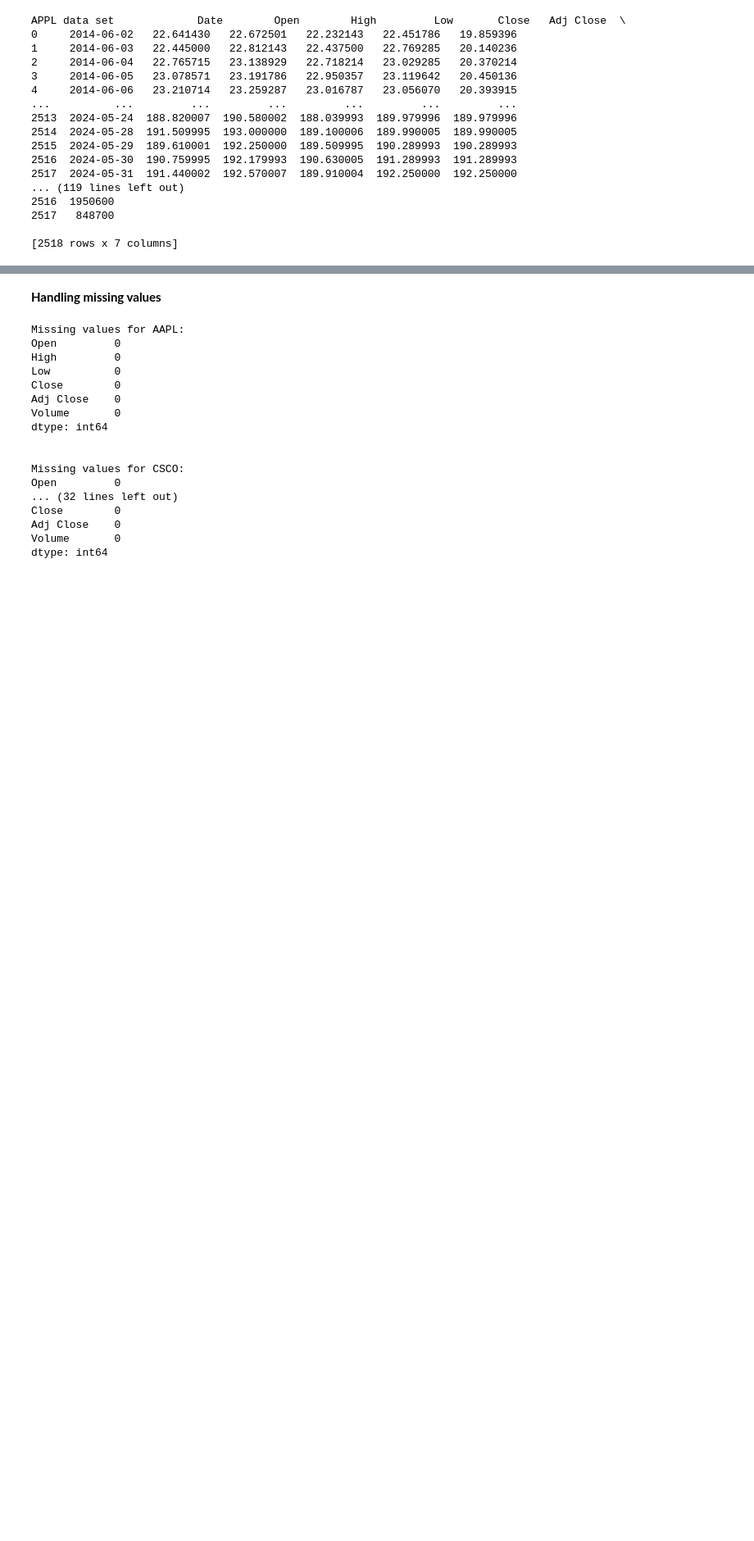
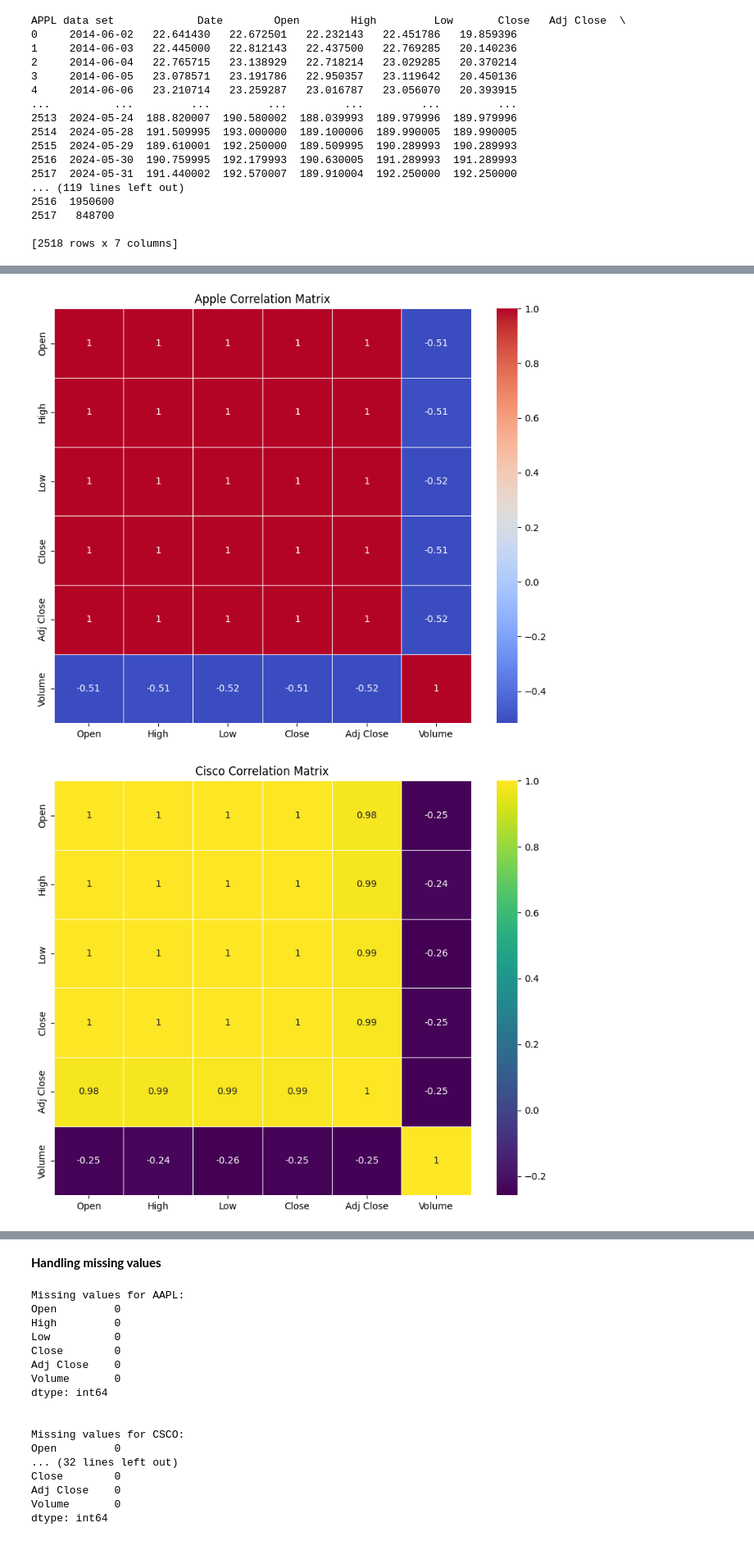
Before and after one commit to RajaOsama08/Stock-Market-Prediction, a Jupyter notebook: Stock_market_Prediction.ipynb, the cells around one changed output, grey strips where cells are left out. Shown: that part at 82% size. Cells and saved outputs as stored; diff of their text form; code cells hidden in the pictures; blank space fills up the shorter version.

```diff
--- a/Stock_market_Prediction.ipynb
+++ b/Stock_market_Prediction.ipynb
@@ -155,0 +172,24 @@ Date
+# %%
+def corr_matrix_plot(df_corr, cmap, figsize=(10, 8), title=''):
+
+    # Plot the heatmap
+    plt.figure(figsize=figsize)
+    sns.heatmap(df_corr, annot=True, cmap=cmap, linewidths=0.5)
+    plt.title(title)
+    plt.show()
+# %%
+
+df1_corr = df1[['Open', 'High', 'Low', 'Close', 'Adj Close', 'Volume']].corr()
+df2_corr = df2[['Open', 'High', 'Low', 'Close', 'Adj Close', 'Volume']].corr()
+df3_corr = df3[['Open', 'High', 'Low', 'Close', 'Adj Close', 'Volume']].corr()
+df4_corr = df4[['Open', 'High', 'Low', 'Close', 'Adj Close', 'Volume']].corr()
+df5_corr = df5[['Open', 'High', 'Low', 'Close', 'Adj Close', 'Volume']].corr()
+
+corr_matrix_plot(df1_corr, cmap='coolwarm', title='Apple Correlation Matrix')
+corr_matrix_plot(df2_corr, cmap='viridis', title='Cisco Correlation Matrix')
+corr_matrix_plot(df3_corr, cmap='magma', title='Intel Correlation Matrix')
+corr_matrix_plot(df4_corr, cmap='cool', title='Nvidia Correlation Matrix')
+corr_matrix_plot(df5_corr, cmap='hot', title='Sap Correlation Matrix')
+# %% [output]
+[figure, added]
+[figure, added]
```
Also changed, not shown: parts of 22 cells of this notebook.
